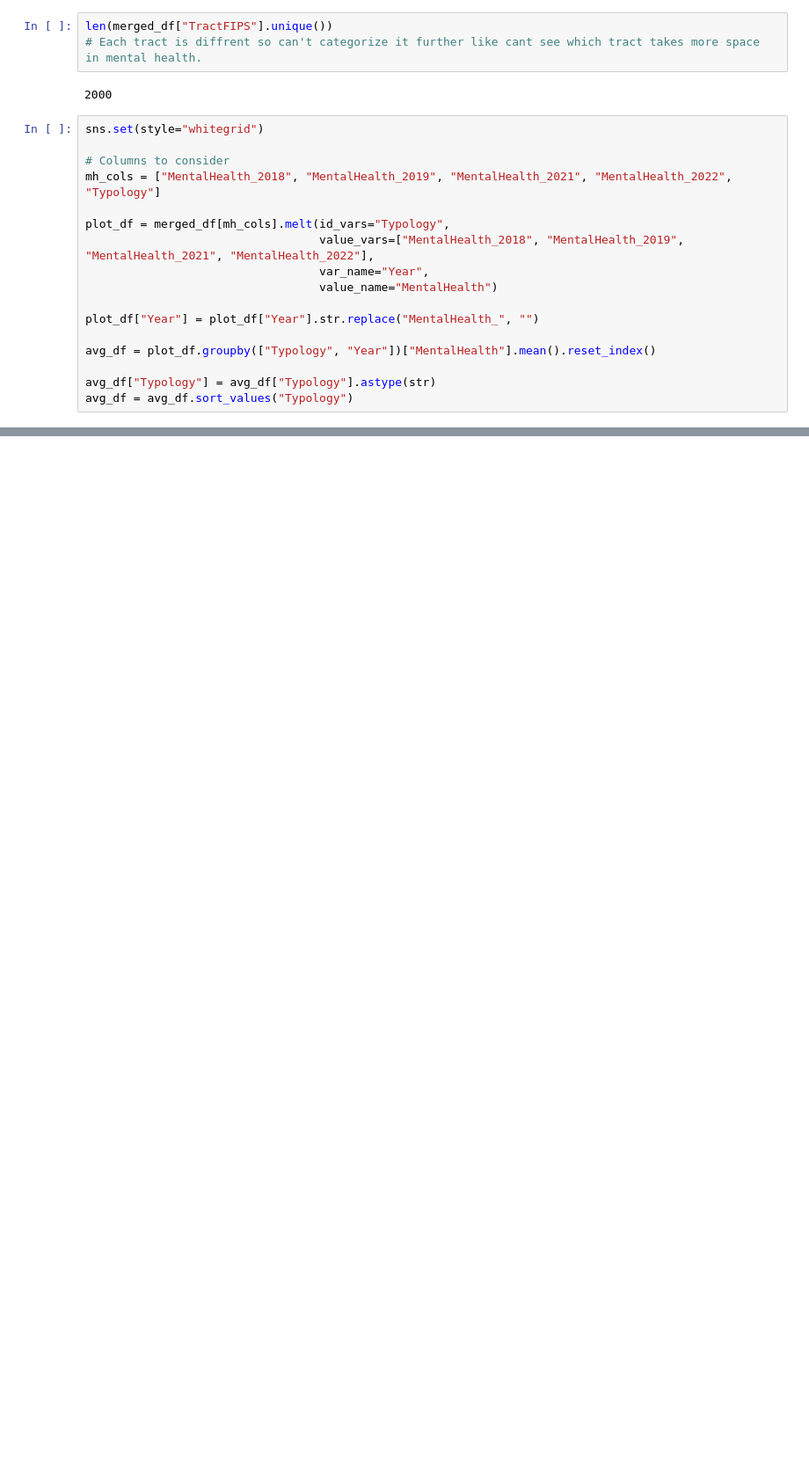
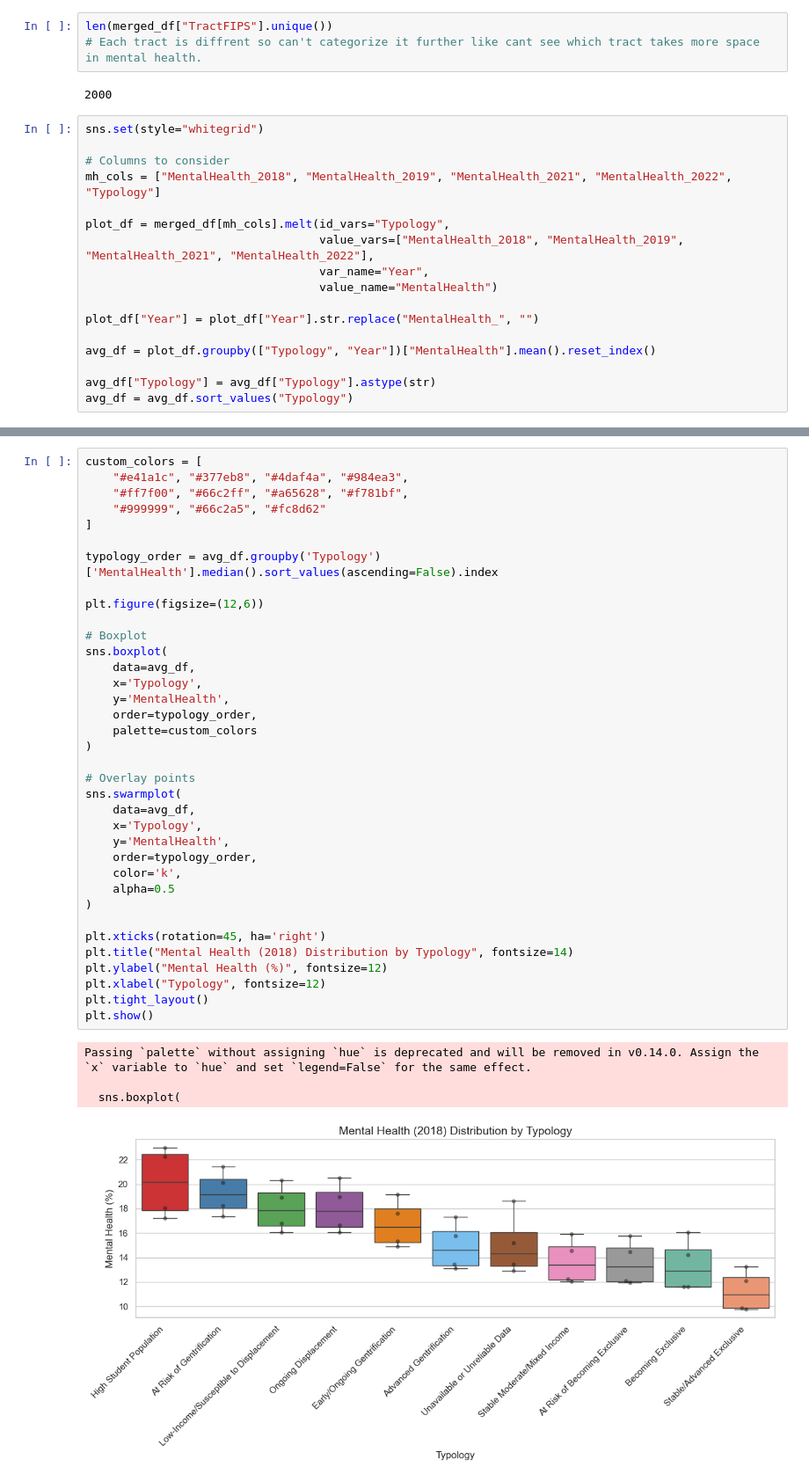
Before and after one commit to Dhairya890/OPT, a Jupyter notebook: Gentrification_over_years.ipynb, the cells around one changed output, grey strips where cells are left out. Shown at 88% size. Drawn from its saved outputs; the diff is of its cells as text; blank space fills up the shorter version.

```diff
--- a/Gentrification_over_years.ipynb
+++ b/Gentrification_over_years.ipynb
@@ -126,0 +192,41 @@ plt.show()
+# %%
+custom_colors = [
+    "#e41a1c", "#377eb8", "#4daf4a", "#984ea3",
+    "#ff7f00", "#66c2ff", "#a65628", "#f781bf",
+    "#999999", "#66c2a5", "#fc8d62"
+]
+
+typology_order = avg_df.groupby('Typology')['MentalHealth'].median().sort_values(ascending=False).index
+
+plt.figure(figsize=(12,6))
+
+# Boxplot
+sns.boxplot(
+    data=avg_df,
+    x='Typology',
+    y='MentalHealth',
+    order=typology_order,
+    palette=custom_colors
+)
+
+# Overlay points
+sns.swarmplot(
+    data=avg_df,
+    x='Typology',
+    y='MentalHealth',
+    order=typology_order,
+    color='k',
+    alpha=0.5
+)
+
+plt.xticks(rotation=45, ha='right')
+plt.title("Mental Health (2018) Distribution by Typology", fontsize=14)
+plt.ylabel("Mental Health (%)", fontsize=12)
+plt.xlabel("Typology", fontsize=12)
+plt.tight_layout()
+plt.show()
+# %% [output]
+Passing `palette` without assigning `hue` is deprecated and will be removed in v0.14.0. Assign the `x` variable to `hue` and set `legend=False` for the same effect.
+
+  sns.boxplot(
+[figure, added]
```
Also changed, not shown: parts of 7 cells of this notebook, 1 other file.
